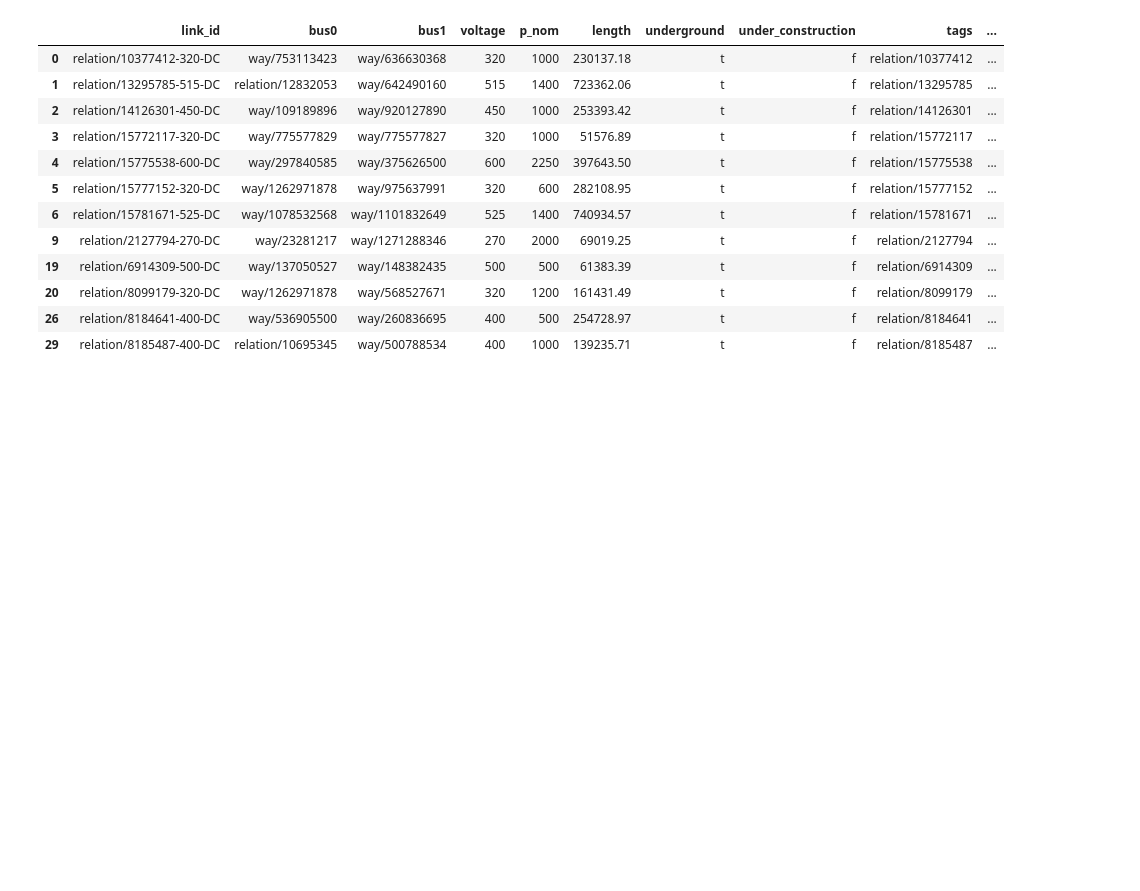
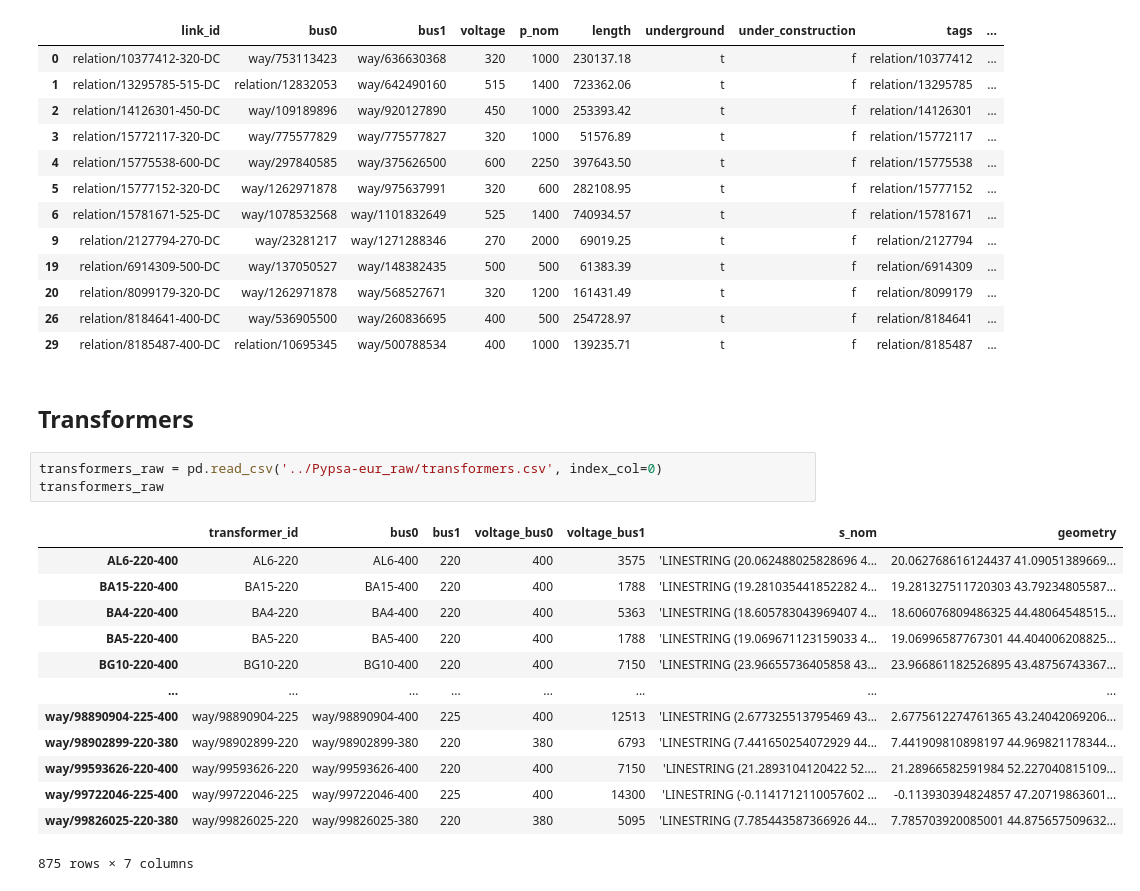
Before and after one commit to zhichuanma/Nature-EV, a Jupyter notebook: data/prerun/Datasets_in_GB.ipynb, the cells around one changed output. Cells and saved outputs as stored; diff of their text form; blank space fills up the shorter version.

Commit message:
transformer added

```diff
--- a/data/prerun/Datasets_in_GB.ipynb
+++ b/data/prerun/Datasets_in_GB.ipynb
@@ -133,3 +133,22 @@ links
 | 20 | relation/8099179-320-DC | way/1262971878 | way/568527671 | 320 | 1200 | 161431.49 | t | f | relation/8099179 | ... |
 | 26 | relation/8184641-400-DC | way/536905500 | way/260836695 | 400 | 500 | 254728.97 | t | f | relation/8184641 | ... |
 | 29 | relation/8185487-400-DC | relation/10695345 | way/500788534 | 400 | 1000 | 139235.71 | t | f | relation/8185487 | ... |
+# %% [markdown]
+## Transformers
+# %%
+transformers_raw = pd.read_csv('../Pypsa-eur_raw/transformers.csv', index_col=0)
+transformers_raw
+# %% [output]
+|  | transformer_id | bus0 | bus1 | voltage_bus0 | voltage_bus1 | s_nom | geometry |
+| AL6-220-400 | AL6-220 | AL6-400 | 220 | 400 | 3575 | 'LINESTRING (20.062488025828696 4... | 20.062768616124437 41.09051389669... |
+| BA15-220-400 | BA15-220 | BA15-400 | 220 | 400 | 1788 | 'LINESTRING (19.281035441852282 4... | 19.281327511720303 43.79234805587... |
+| BA4-220-400 | BA4-220 | BA4-400 | 220 | 400 | 5363 | 'LINESTRING (18.605783043969407 4... | 18.606076809486325 44.48064548515... |
+| BA5-220-400 | BA5-220 | BA5-400 | 220 | 400 | 1788 | 'LINESTRING (19.069671123159033 4... | 19.06996587767301 44.404006208825... |
+| BG10-220-400 | BG10-220 | BG10-400 | 220 | 400 | 7150 | 'LINESTRING (23.96655736405858 43... | 23.966861182526895 43.48756743367... |
+| ... | ... | ... | ... | ... | ... | ... | ... |
+| way/98890904-225-400 | way/98890904-225 | way/98890904-400 | 225 | 400 | 12513 | 'LINESTRING (2.677325513795469 43... | 2.6775612274761365 43.24042069206... |
+| way/98902899-220-380 | way/98902899-220 | way/98902899-380 | 220 | 380 | 6793 | 'LINESTRING (7.441650254072929 44... | 7.441909810898197 44.969821178344... |
+| way/99593626-220-400 | way/99593626-220 | way/99593626-400 | 220 | 400 | 7150 | 'LINESTRING (21.2893104120422 52.... | 21.28966582591984 52.227040815109... |
+| way/99722046-225-400 | way/99722046-225 | way/99722046-400 | 225 | 400 | 14300 | 'LINESTRING (-0.1141712110057602 ... | -0.113930394824857 47.20719863601... |
+| way/99826025-220-380 | way/99826025-220 | way/99826025-380 | 220 | 380 | 5095 | 'LINESTRING (7.785443587366926 44... | 7.785703920085001 44.875657509632... |
+875 rows × 7 columns
```
Also changed, not shown: parts of 1 cell of this notebook, 3 other files.
